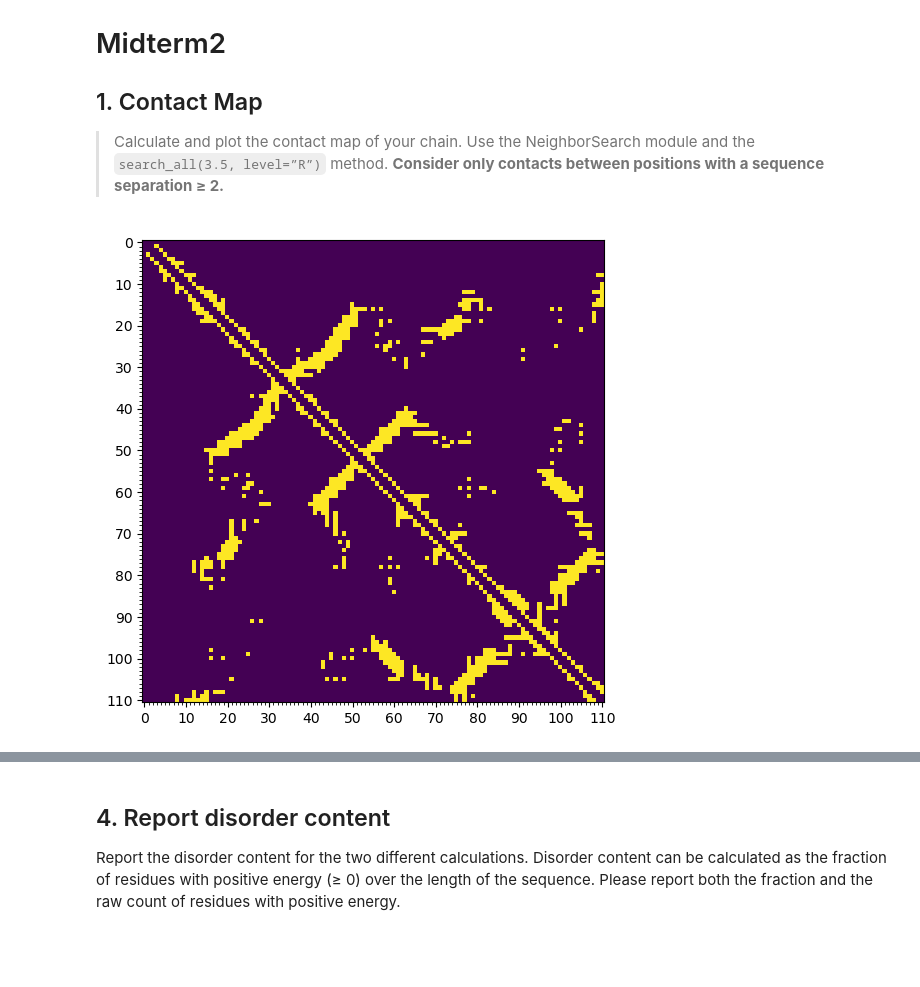
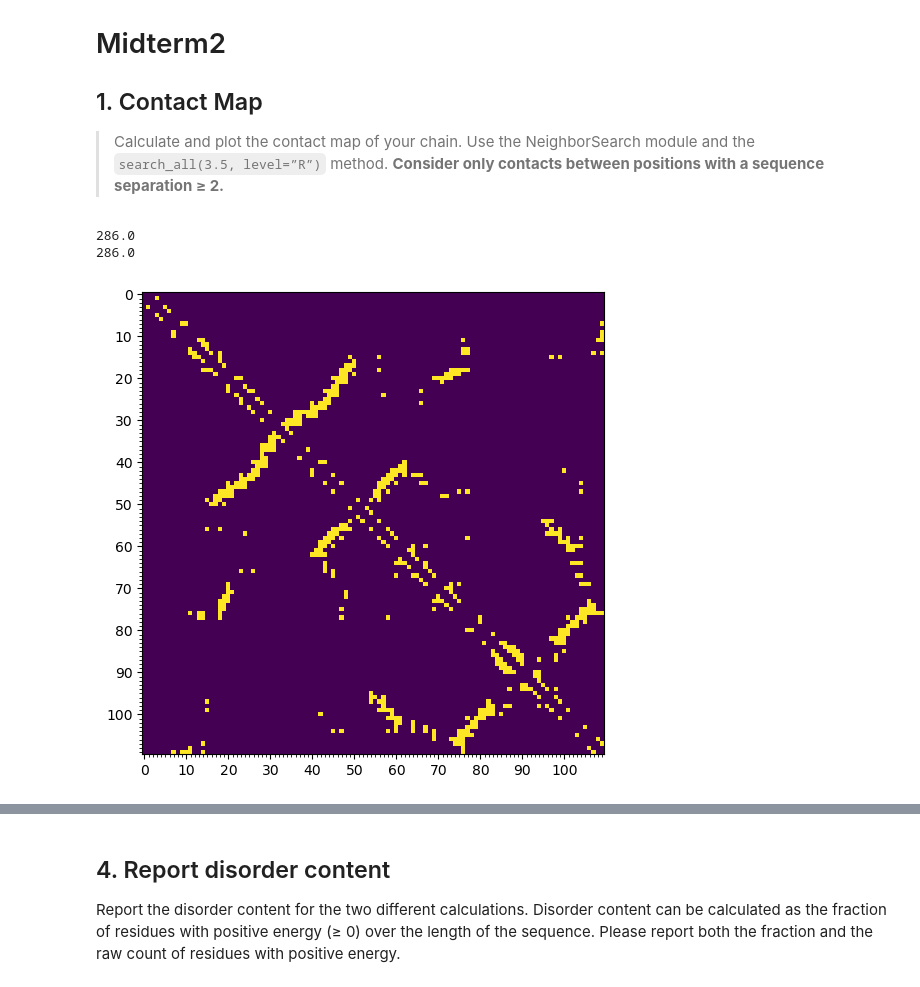
Before and after one commit to MatteoAndriolo/StructuralBioinformatics, a Jupyter notebook: midterm/midterm2.ipynb, the cells around one changed output, grey strips where cells are left out. Saved outputs shown, nothing was run; the diff lists cells and outputs as text; code cells hidden in the pictures; blank space fills up the shorter version.

```diff
--- a/midterm/midterm2.ipynb
+++ b/midterm/midterm2.ipynb
@@ -93,19 +101,24 @@ def get_contact_map(chain: Chain, threshold=3.5, seq_sep=2):
     if abs(residues1.id[1] - residues2.id[1]) >= seq_sep:
           contact_map_nb[residues1.id[1] , residues2.id[1]] = 1
           contact_map_nb[residues2.id[1], residues1.id[1]] = 1
+  contact_map_nb = contact_map_nb[1:, 1:]
+  print(sum(contact_map_nb.flatten())/2)
+  print(sum(np.triu(contact_map_nb).flatten()))
   return contact_map_nb
 # %%
-contact_map_nb = get_contact_map(chain, threshold=6, seq_sep=2)
+contact_map_nb = get_contact_map(chain, threshold=3.5, seq_sep=2)
 fig, ax = plt.subplots(figsize=(6, 6))
 im = ax.imshow(contact_map_nb)
 
 # Set ticks
 ax.xaxis.set_major_locator(MultipleLocator(10))
 ax.xaxis.set_minor_locator(AutoMinorLocator(10))
 ax.yaxis.set_major_locator(MultipleLocator(10))
 ax.yaxis.set_minor_locator(AutoMinorLocator(10))
 
 plt.savefig(path_figures+'/ca_contacts_nb{}.png'.format(id_protein), dpi=300, bbox_inches='tight')
 # %% [output]
+286.0
+286.0
-[figure, old version]
+[figure, new version]
 # %%
```
Also changed, not shown: parts of 9 cells of this notebook.
